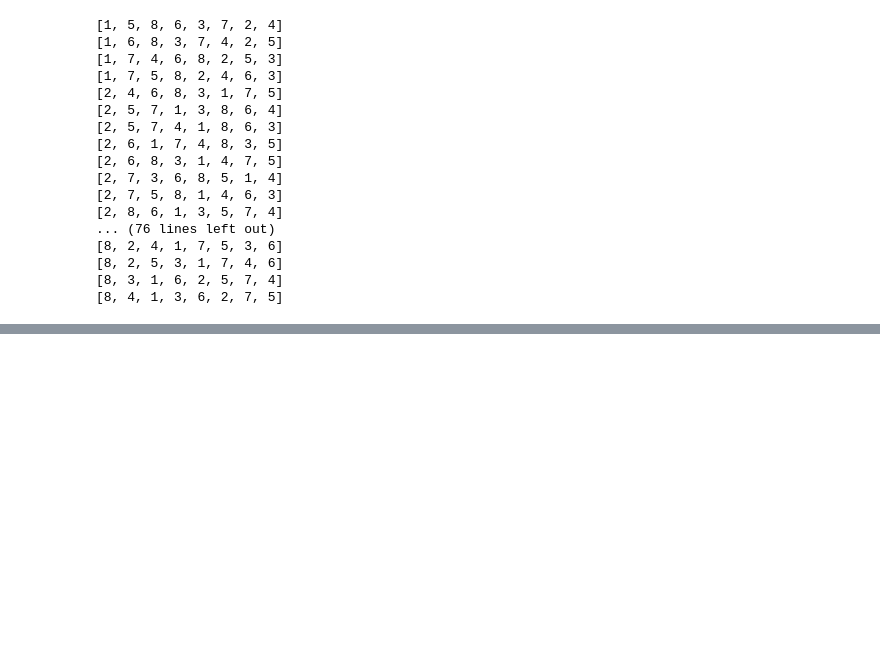
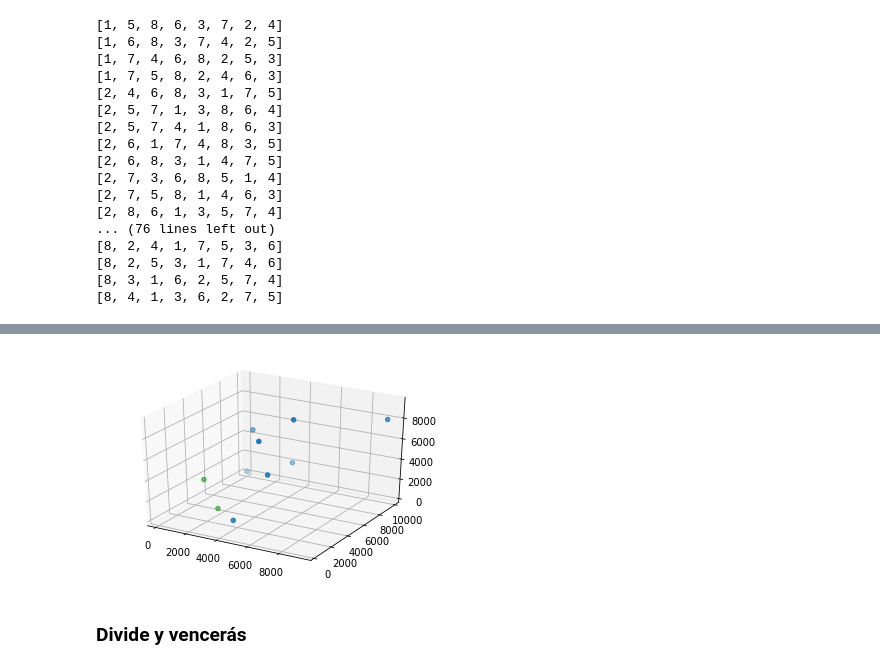
Before and after one commit to drumalv/03MIAR---Algoritmos-de-Optimizazi-n, a Jupyter notebook: Algoritmos_AG1.ipynb, the cells around one changed output, grey strips where cells are left out. Cells and saved outputs as stored; diff of their text form; code cells hidden in the pictures; blank space fills up the shorter version.

```diff
--- a/Algoritmos_AG1.ipynb
+++ b/Algoritmos_AG1.ipynb
@@ -146,0 +183,15 @@ reinas(8,solucion=[],etapa=0)
+# %%
+"""
+Función para pintar puntos 3D
+"""
+def pinta_solucion_3D(lista_puntos,sol):
+  fig = plt.figure()
+  ax = fig.add_subplot(projection='3d')
+  ys = np.array(lista_puntos)[:,1]
+  xs = np.array(lista_puntos)[:,0]
+  zs = np.array(lista_puntos)[:,2]
+  color = ['#1f77b4']*len(lista_puntos)
+  color[sol[0]] = '#2ca02c'
+  color[sol[1]] = '#2ca02c'
+  ax.scatter(xs, ys, zs,c=color)
+  plt.show()
@@ -146,0 +251,6 @@ reinas(8,solucion=[],etapa=0)
+# %%
+pinta_solucion_3D(lista_3D,sol)
+# %% [output]
+[figure, added]
+# %% [markdown]
+### Divide y vencerás
```
Also changed, not shown: parts of 24 cells of this notebook.
